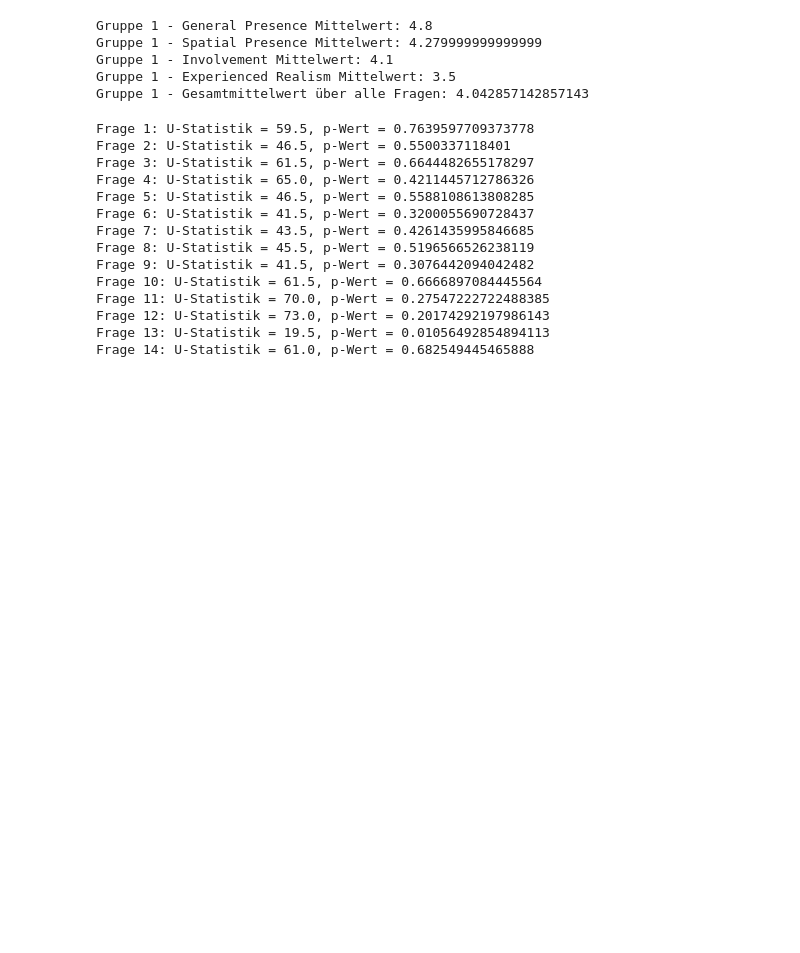
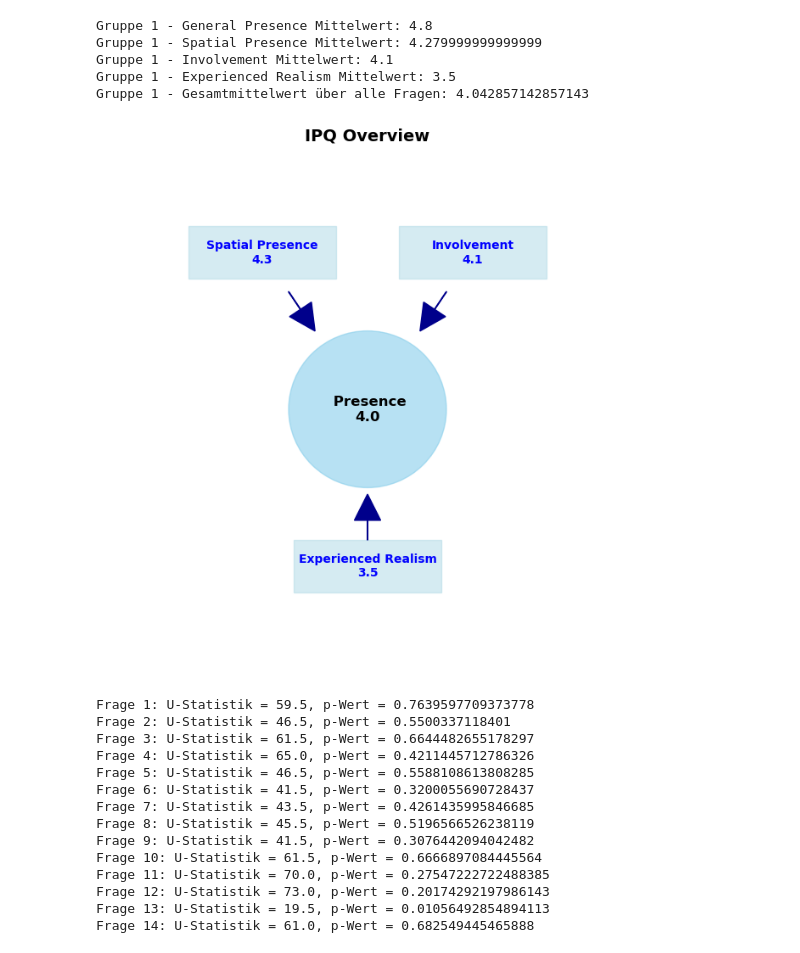
Before and after one commit to Gregor1597/Master_Thesis, a Jupyter notebook: Analysis/MainQuestionaire.ipynb, the cells around one changed output. Cells and saved outputs as stored; diff of their text form; code cells hidden in the pictures; blank space fills up the shorter version.

```diff
--- a/Analysis/MainQuestionaire.ipynb
+++ b/Analysis/MainQuestionaire.ipynb
@@ -217,6 +346,41 @@ Gruppe 1 - Spatial Presence Mittelwert: 4.279999999999999
 Gruppe 1 - Involvement Mittelwert: 4.1
 Gruppe 1 - Experienced Realism Mittelwert: 3.5
 Gruppe 1 - Gesamtmittelwert über alle Fragen: 4.042857142857143
+# %%
+
+fig, ax = plt.subplots(figsize=(8, 8))
+
+# Zentrale Komponente
+
+circle = plt.Circle((0.5, 0.5), 0.15, color='skyblue', alpha=0.6)
+ax.add_artist(circle)
+ax.text(0.5, 0.5, f" Presence\n{overall_mean_group1:.1f}", color='black', ha='center', va='center', fontsize=12, fontweight='bold')
+
+# Dimensionen und Werte
+dimensions = ['Spatial Presence', 'Involvement', 'Experienced Realism']
+values = [mean_spatial_presence_group1, mean_involvement_group1, mean_experienced_realism_group1]
+positions = [(0.3, 0.8), (0.7, 0.8), (0.5, 0.2)]
+arrow_positions = [(0.35, 0.725), (0.65, 0.725), (0.5, 0.25)]
+
+# Dimensionen zeichnen
+for dim, val, pos, arrow_pos in zip(dimensions, values, positions, arrow_positions):
+    ax.text(pos[0], pos[1], f"{dim}\n{val:.1f}", color='blue',
+            ha='center', va='center', fontsize=10, fontweight='bold')
+    rect = plt.Rectangle((pos[0]-0.14, pos[1]-0.05), 0.28, 0.1, color='lightblue', alpha=0.5)
+    ax.add_artist(rect)
+    ax.arrow(arrow_pos[0], arrow_pos[1], 0.15 * (0.5 - arrow_pos[0]), 0.15 * (0.5 - arrow_pos[1]),
+             head_width=0.05, head_length=0.05, fc='darkblue', ec='darkblue')
+
+
+# Achsen ausschalten
+ax.set_xlim(0, 1)
+ax.set_ylim(0, 1)
+ax.axis('off')
+# Diagramm anzeigen
+plt.title("IPQ Overview", fontsize=14, fontweight='bold')
+plt.show()
+# %% [output]
+[figure, added]
 # %%
 #Vergelich mit pilot
 ipq_data_pilot = ipq_data_pilot.drop("VPID", axis = 1)
```
Also changed, not shown: parts of 16 cells of this notebook, 1 other file.
